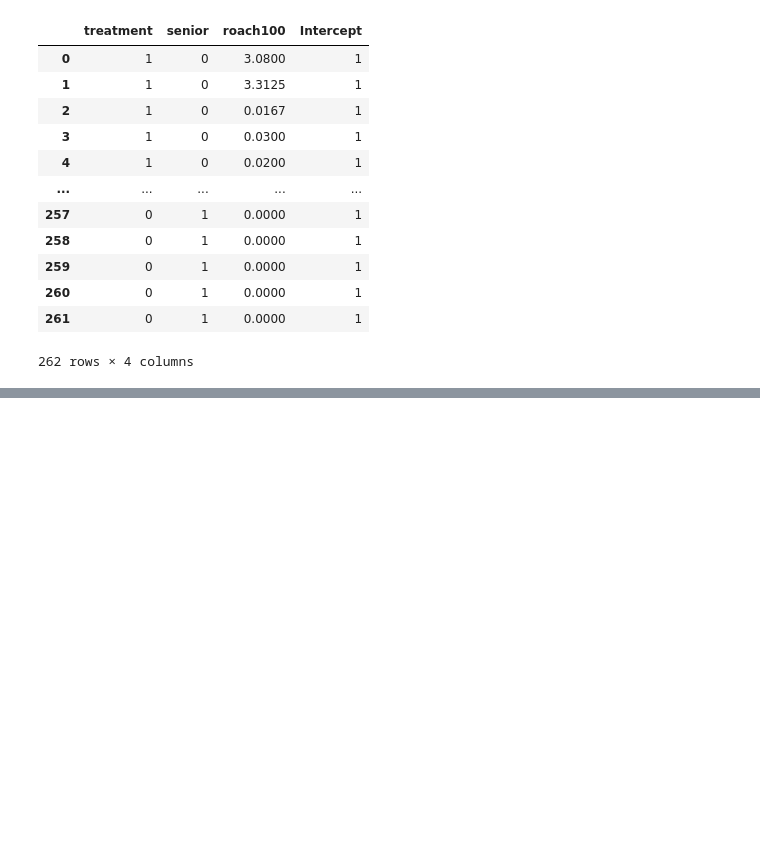
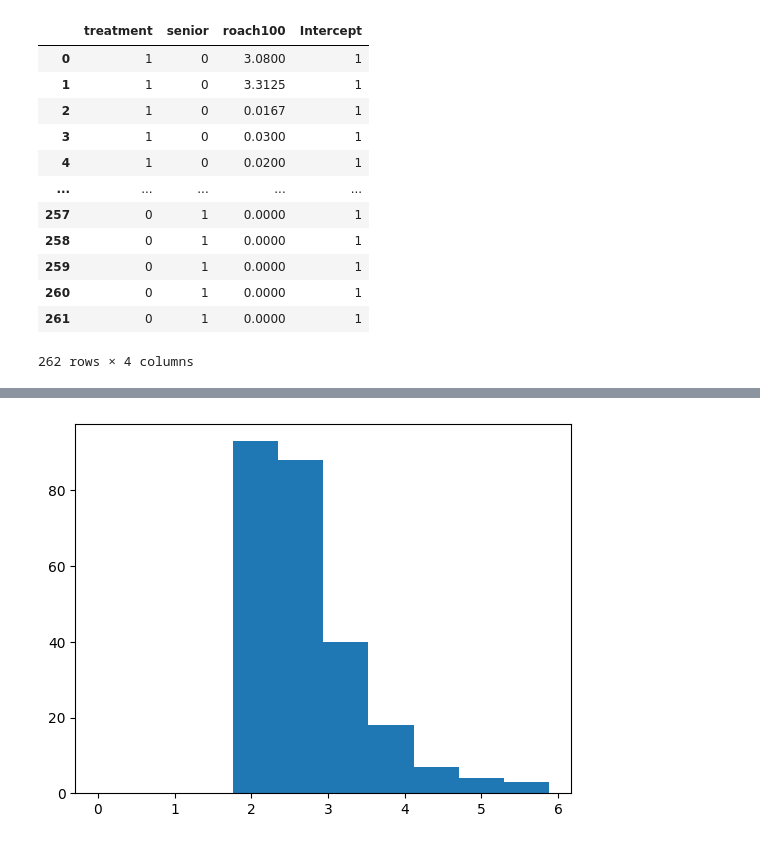
Before and after one commit to mgreenbe/DATA335W2025, a Jupyter notebook: code/count_regression.ipynb, the cells around one changed output, grey strips where cells are left out. Cells and saved outputs as stored; diff of their text form; code cells hidden in the pictures; blank space fills up the shorter version.

```diff
--- a/code/count_regression.ipynb
+++ b/code/count_regression.ipynb
@@ -511,0 +531,5 @@ r
+# %%
+mu = df["exposure2"] * fit.predict(X)
+plt.hist(np.log(mu + 1), bins=bins)
+# %% [output]
+[figure, added]
```
Also changed, not shown: parts of 12 cells of this notebook.
